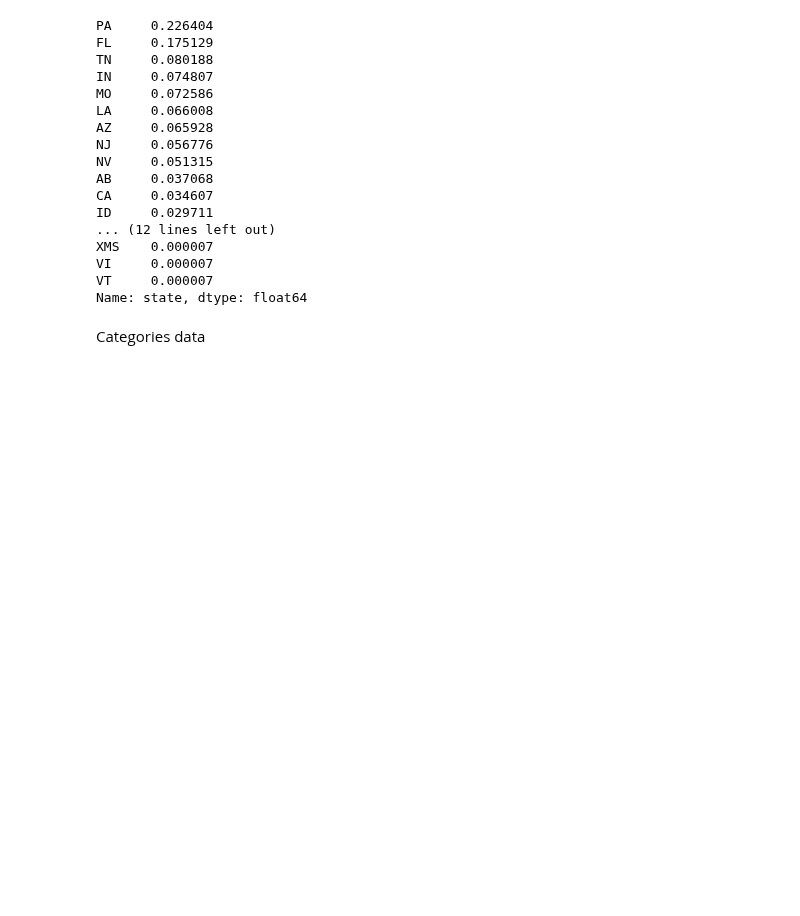
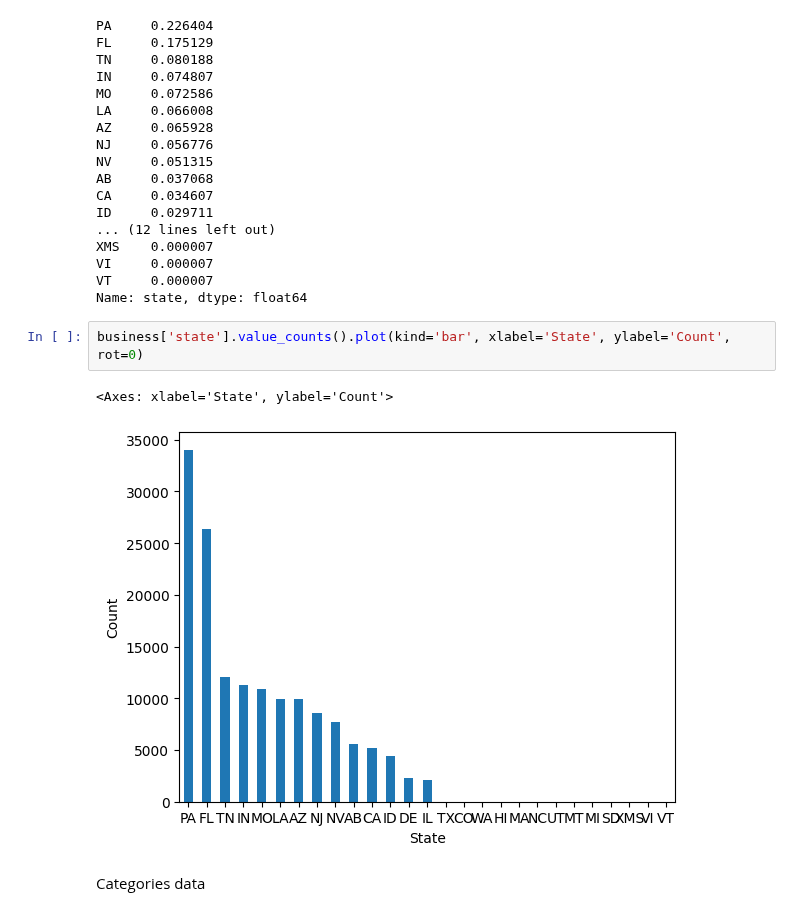
Before and after one commit to jmohsbeck1/jpmc_mle, a Jupyter notebook: Copy_of_JMCopy_of_DataDazzlers_DineOracle.ipynb, the cells around one changed output. Drawn from its saved outputs; the diff is of its cells as text; blank space fills up the shorter version.

```diff
--- a/Copy_of_JMCopy_of_DataDazzlers_DineOracle.ipynb
+++ b/Copy_of_JMCopy_of_DataDazzlers_DineOracle.ipynb
@@ -408,6 +413,11 @@ XMS    0.000007
 VI     0.000007
 VT     0.000007
 Name: state, dtype: float64
+# %%
+business['state'].value_counts().plot(kind='bar', xlabel='State', ylabel='Count', rot=0)
+# %% [output]
+<Axes: xlabel='State', ylabel='Count'>
+[figure, added]
 # %% [markdown]
 Categories data
 # %%
```
Also changed, not shown: parts of 2 cells of this notebook.
